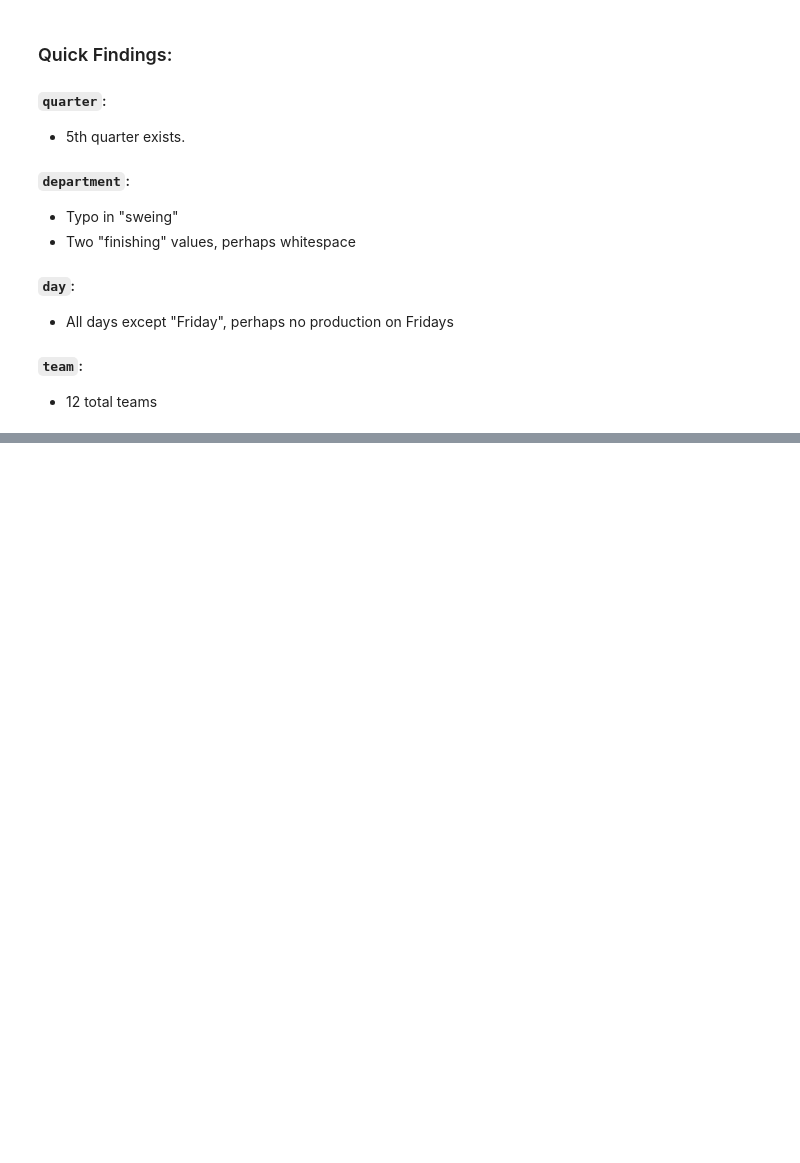
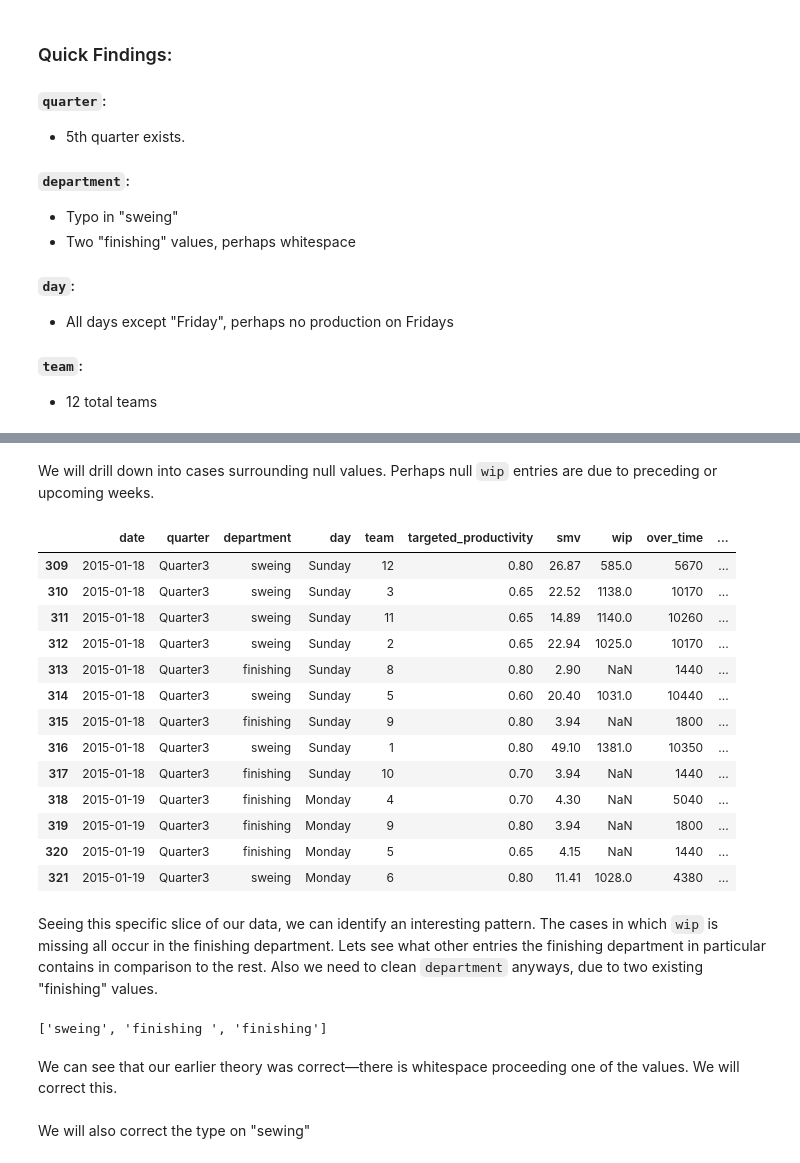
Before and after one commit to jastro-dev/dq-ds-06-employee-productivity-prediction-tree-models, a Jupyter notebook: main_notebook.ipynb, the cells around one changed output, grey strips where cells are left out. Saved outputs shown, nothing was run; the diff lists cells and outputs as text; code cells hidden in the pictures; blank space fills up the shorter version.

```diff
--- a/main_notebook.ipynb
+++ b/main_notebook.ipynb
@@ -141,0 +203,2 @@ Name: count, dtype: int64
+# %%
+df.loc[df['actual_productivity'] > 1, 'actual_productivity'] = 1
@@ -141,0 +244,27 @@ Name: count, dtype: int64
+# %% [markdown]
+We will drill down into cases surrounding null values. Perhaps null `wip` entries are due to preceding or upcoming weeks.
+# %%
+df.iloc[309:322]
+# %% [output]
+|  | date | quarter | department | day | team | targeted_productivity | smv | wip | over_time | ... |
+| 309 | 2015-01-18 | Quarter3 | sweing | Sunday | 12 | 0.80 | 26.87 | 585.0 | 5670 | ... |
+| 310 | 2015-01-18 | Quarter3 | sweing | Sunday | 3 | 0.65 | 22.52 | 1138.0 | 10170 | ... |
+| 311 | 2015-01-18 | Quarter3 | sweing | Sunday | 11 | 0.65 | 14.89 | 1140.0 | 10260 | ... |
+| 312 | 2015-01-18 | Quarter3 | sweing | Sunday | 2 | 0.65 | 22.94 | 1025.0 | 10170 | ... |
+| 313 | 2015-01-18 | Quarter3 | finishing | Sunday | 8 | 0.80 | 2.90 | NaN | 1440 | ... |
+| 314 | 2015-01-18 | Quarter3 | sweing | Sunday | 5 | 0.60 | 20.40 | 1031.0 | 10440 | ... |
+| 315 | 2015-01-18 | Quarter3 | finishing | Sunday | 9 | 0.80 | 3.94 | NaN | 1800 | ... |
+| 316 | 2015-01-18 | Quarter3 | sweing | Sunday | 1 | 0.80 | 49.10 | 1381.0 | 10350 | ... |
+| 317 | 2015-01-18 | Quarter3 | finishing | Sunday | 10 | 0.70 | 3.94 | NaN | 1440 | ... |
+| 318 | 2015-01-19 | Quarter3 | finishing | Monday | 4 | 0.70 | 4.30 | NaN | 5040 | ... |
+| 319 | 2015-01-19 | Quarter3 | finishing | Monday | 9 | 0.80 | 3.94 | NaN | 1800 | ... |
+| 320 | 2015-01-19 | Quarter3 | finishing | Monday | 5 | 0.65 | 4.15 | NaN | 1440 | ... |
+| 321 | 2015-01-19 | Quarter3 | sweing | Monday | 6 | 0.80 | 11.41 | 1028.0 | 4380 | ... |
+# %% [markdown]
+Seeing this specific slice of our data, we can identify an interesting pattern. The cases in which `wip` is missing all occur in the finishing department. Lets see what other entries the finishing department in particular contains in comparison to the rest. Also we need to clean `department` anyways, due to two existing "finishing" values.
+# %%
+df['department'].unique().tolist()
+# %% [output]
+['sweing', 'finishing ', 'finishing']
+# %% [markdown]
+We can see that our earlier theory was correct—there is whitespace proceeding one of the values. We will correct this.
@@ -141,0 +273,2 @@ Name: count, dtype: int64
+# %% [markdown]
+We will also correct the type on "sewing"
```
Also changed, not shown: parts of 46 cells of this notebook.
